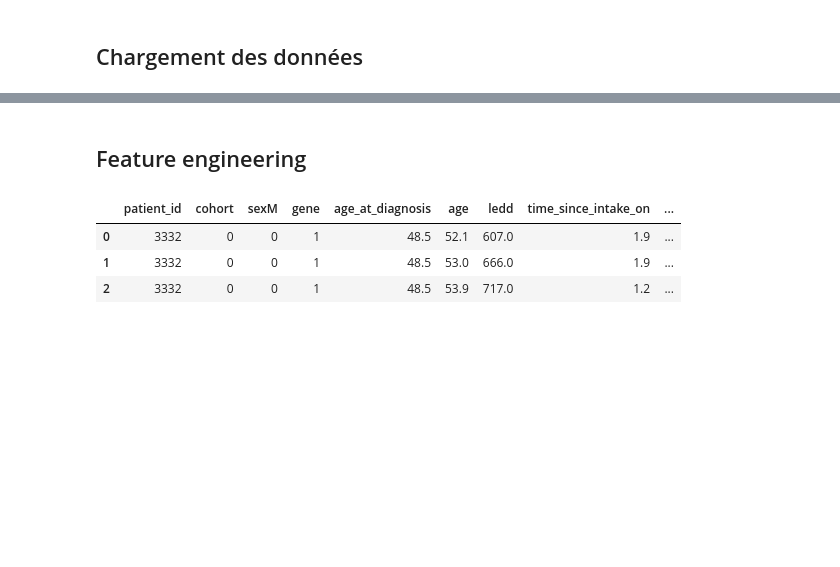
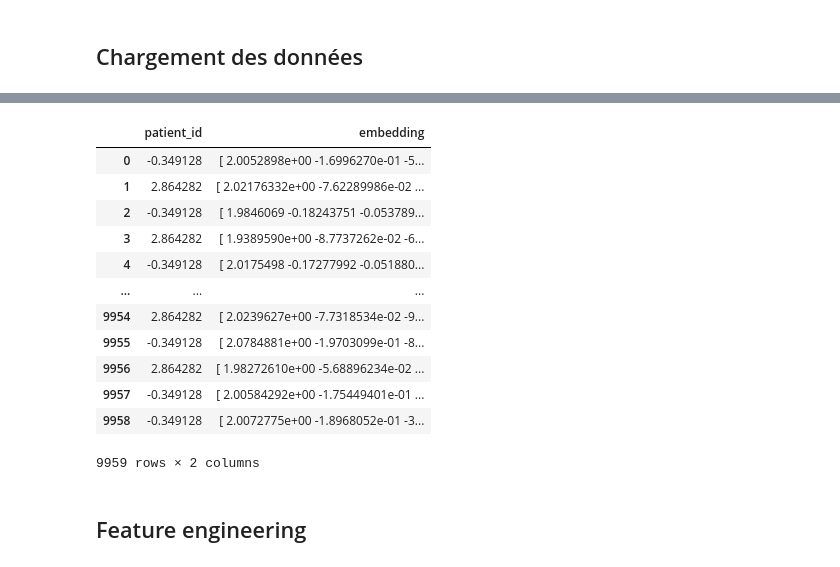
Before and after one commit to SoAnVa/DataChallengeParkinson, a Jupyter notebook: 02_feature_eng_and_predictions.ipynb, the cells around one changed output, grey strips where cells are left out. Saved outputs shown, nothing was run; the diff lists cells and outputs as text; code cells hidden in the pictures; blank space fills up the shorter version.

```diff
--- a/02_feature_eng_and_predictions.ipynb
+++ b/02_feature_eng_and_predictions.ipynb
@@ -30,3 +98,20 @@ X_test.index = X_test.index + X_train.shape[0]  # Décale les index de X_test
+# %%
+df_embeddings = pd.read_csv("patient_embeddings.csv")
+df_embeddings
+# %% [output]
+|  | patient_id | embedding |
+| 0 | -0.349128 | [ 2.0052898e+00 -1.6996270e-01 -5... |
+| 1 | 2.864282 | [ 2.02176332e+00 -7.62289986e-02 ... |
+| 2 | -0.349128 | [ 1.9846069 -0.18243751 -0.053789... |
+| 3 | 2.864282 | [ 1.9389590e+00 -8.7737262e-02 -6... |
+| 4 | -0.349128 | [ 2.0175498 -0.17277992 -0.051880... |
+| ... | ... | ... |
+| 9954 | 2.864282 | [ 2.0239627e+00 -7.7318534e-02 -9... |
+| 9955 | -0.349128 | [ 2.0784881e+00 -1.9703099e-01 -8... |
+| 9956 | 2.864282 | [ 1.98272610e+00 -5.68896234e-02 ... |
+| 9957 | -0.349128 | [ 2.00584292e+00 -1.75449401e-01 ... |
+| 9958 | -0.349128 | [ 2.0072775e+00 -1.8968052e-01 -3... |
+9959 rows × 2 columns
 # %% [markdown]
 ## Feature engineering
 # %%
@@ -37,13 +122,11 @@ cat_features = ['cohort', 'sexM', 'gene']
 for f1, f2 in combinations(cat_features, 2):
     data[f"{f1}_{f2}_interaction"] = data[f1] * 10 + data[f2]  # ou data[f1].astype(str) + "_" + data[f2].astype(str)
 
-# Affichage du dataset transformé
-data.head(3)
+
+X_train_filled = data.loc[X_train.index]
+Y_train = Y_train
+
+X_train_train, X_valid, y_train_train, y_valid = train_test_split(X_train_filled, Y_train, test_size=0.2, random_state=42)
-# %% [output]
-|  | patient_id | cohort | sexM | gene | age_at_diagnosis | age | ledd | time_since_intake_on | ... |
-| 0 | 3332 | 0 | 0 | 1 | 48.5 | 52.1 | 607.0 | 1.9 | ... |
-| 1 | 3332 | 0 | 0 | 1 | 48.5 | 53.0 | 666.0 | 1.9 | ... |
-| 2 | 3332 | 0 | 0 | 1 | 48.5 | 53.9 | 717.0 | 1.2 | ... |
 # %%
 X_train_filled = data.loc[X_train.index]
 Y_train = Y_train
```
Also changed, not shown: parts of 6 cells of this notebook, 4 other files.
